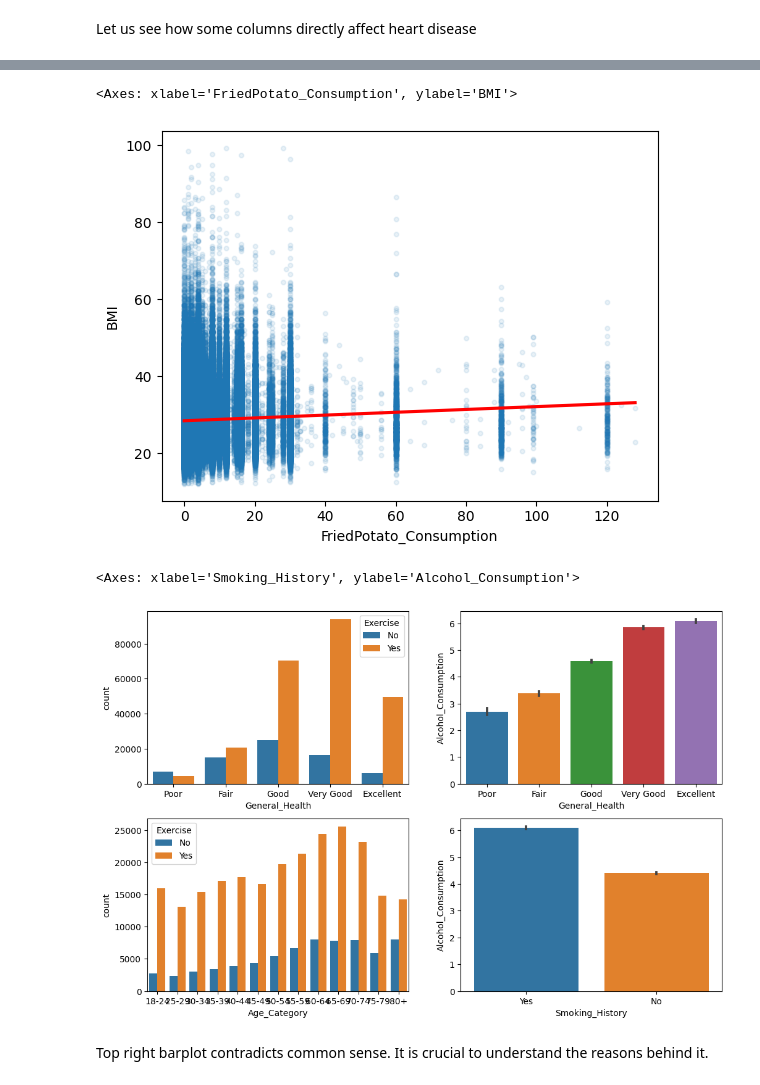
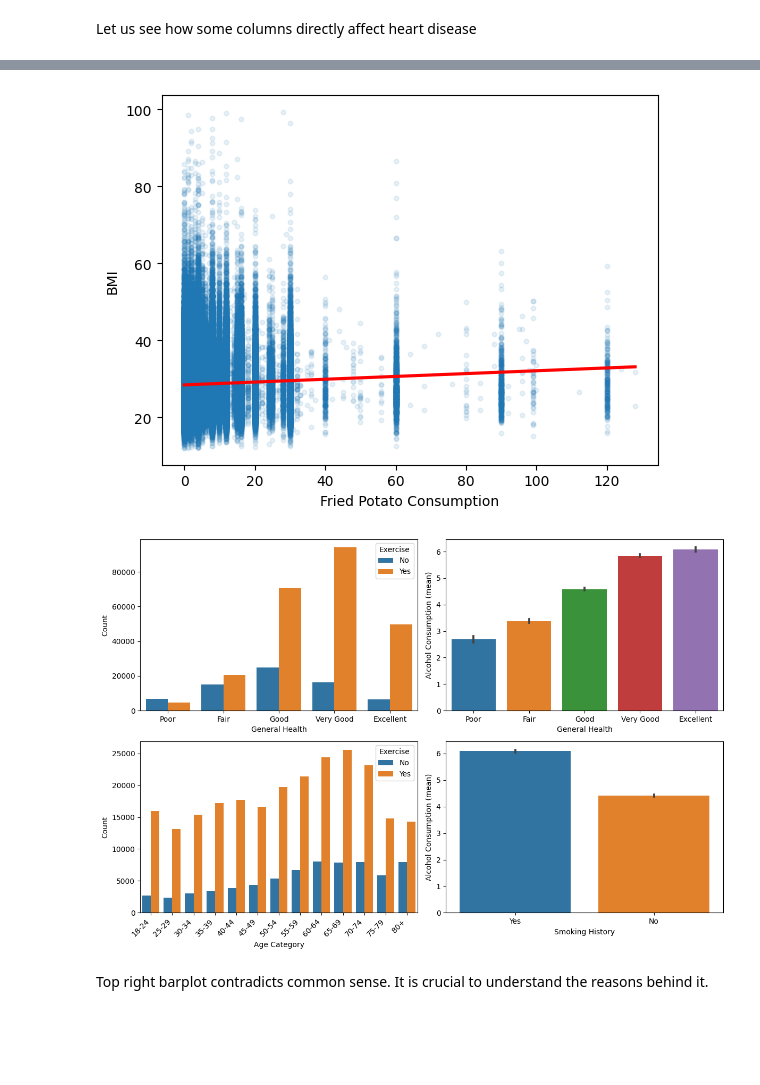
Before and after one commit to Kowallskiy/Cardiovascular-Disease-Risk-Prediction, a Jupyter notebook: Data_Analysis.ipynb, the cells around one changed output, grey strips where cells are left out. Cells and saved outputs as stored; diff of their text form; code cells hidden in the pictures; blank space fills up the shorter version.

```diff
--- a/Data_Analysis.ipynb
+++ b/Data_Analysis.ipynb
@@ -64,22 +71,36 @@ sns.barplot(x="General_Health", y="BMI", hue = "Depression",  data=disease_data)
 # %%
 sns.regplot(x="FriedPotato_Consumption", y="BMI", data=disease_data, scatter_kws={'alpha': 0.1, 's': 10}, line_kws={'color': 'red'})
+plt.xlabel("Fried Potato Consumption")
+plt.show()
 # %% [output]
-<Axes: xlabel='FriedPotato_Consumption', ylabel='BMI'>
-[figure, old version]
+[figure, new version]
 # %%
 fig, axes = plt.subplots(nrows=2, ncols=2, figsize=(12, 8))
 
 general_health_order = ["Poor", "Fair", "Good", "Very Good", "Excellent"]
+age_category_order = ['18-24', '25-29', '30-34', '35-39', '40-44', '45-49', '50-54', '55-59', '60-64', '65-69', '70-74', '75-79', '80+']
 
 sns.countplot(x="General_Health", hue="Exercise", data = disease_data, order=general_health_order, ax=axes[0, 0])
+axes[0, 0].set_xlabel("General Health")
+axes[0, 0].set_ylabel("Count")
+
 sns.barplot(x='General_Health', y='Alcohol_Consumption', data=disease_data, order=general_health_order, estimator='mean', ax=axes[0, 1])
-age_category_order = ['18-24', '25-29', '30-34', '35-39', '40-44', '45-49', '50-54', '55-59', '60-64', '65-69', '70-74', '75-79', '80+']
+axes[0, 1].set_xlabel("General Health")
+axes[0, 1].set_ylabel("Alcohol Consumption (mean)")
+
 sns.countplot(x="Age_Category", hue="Exercise", data=disease_data, order=age_category_order, ax=axes[1, 0])
+axes[1, 0].set_xlabel("Age Category")
+axes[1, 0].set_ylabel("Count")
+axes[1, 0].set_xticklabels(axes[1, 0].get_xticklabels(), rotation=45, ha='right')
 
 sns.barplot(x='Smoking_History', y='Alcohol_Consumption', data=disease_data, estimator='mean', ax=axes[1, 1])
+axes[1, 1].set_xlabel("Smoking History")
+axes[1, 1].set_ylabel("Alcohol Consumption (mean)")
+
+plt.tight_layout()
+plt.show()
 # %% [output]
-<Axes: xlabel='Smoking_History', ylabel='Alcohol_Consumption'>
-[figure, old version]
+[figure, new version]
 # %% [markdown]
 Top right barplot contradicts common sense. It is crucial to understand the reasons behind it.
 # %%
```
Also changed, not shown: parts of 8 cells of this notebook, 12 other files.
